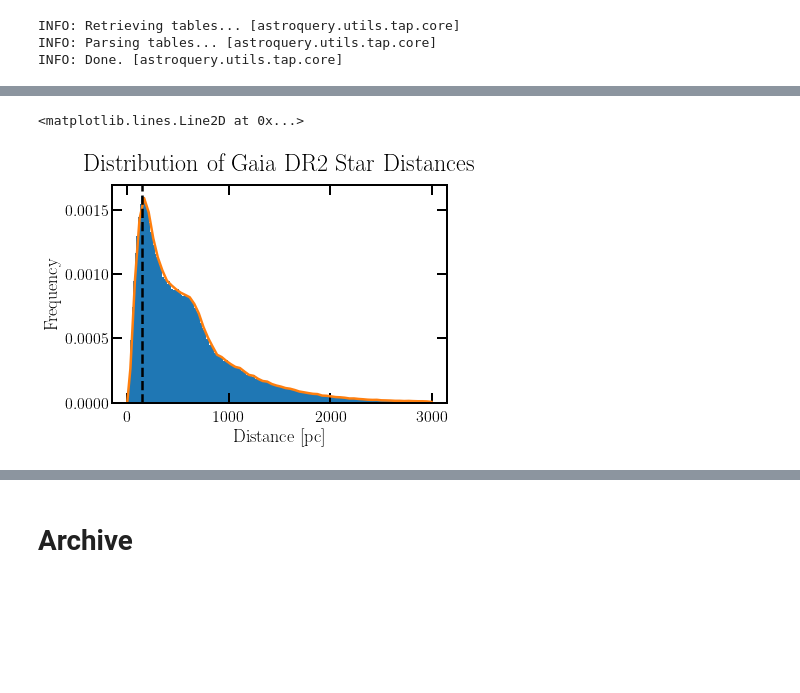
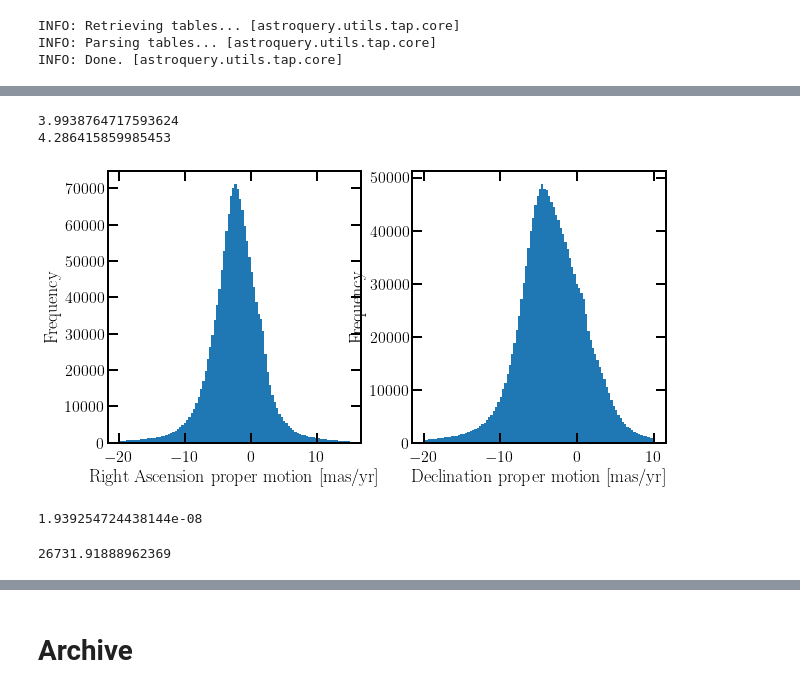
Before and after one commit to gridgway/Astrometric_TSeries_ML, a Jupyter notebook: scratch.ipynb, the cells around one changed output, grey strips where cells are left out. Drawn from its saved outputs; the diff is of its cells as text; code cells hidden in the pictures; blank space fills up the shorter version.

```diff
--- a/scratch.ipynb
+++ b/scratch.ipynb
@@ -524,0 +568,12 @@ scpmrv = SkyCoord(scnow, pm_dec=u.Quantity(tab['pmdec']),
+# %%
+out = np.histogram2d(ra_arr, dec_arr, bins=100)
+# np.sort(out[0].flatten())[-5:]
+# print('widths:', np.diff(out[1])[0], np.diff(out[2])[0])
+
+mas_area = np.diff(out[1])[0] * np.diff(out[2])[0]
+data = np.sort(out[0].flatten())[-200:]/mas_area * .1**2  # to convert to .1 x .1 max box
+plt.plot(np.flipud(data))  # scale up to 1e9 sources
+plt.yscale('log')
+plt.xlabel('nth largest bin')
+plt.ylabel('\# sources in bin [$10^3$ sources]')
+plt.title('bin area = .1 mas x .1 mas')
@@ -525,27 +583,52 @@ scpmrv = SkyCoord(scnow, pm_dec=u.Quantity(tab['pmdec']),
 # %%
-a,b = np.histogram(scnow.distance.value[scnow.distance.value<3000], bins=200, density=True)
-x = (b[1:] + b[:-1])/2
-b_width = np.diff(b)[0]
-plt.bar(x, a, b_width)
-plt.xlabel('Distance [pc]')
-plt.ylabel('Frequency')
-plt.title('Distribution of Gaia DR2 Star Distances')
+# a,b = np.histogram(scnow.distance.value[scnow.distance.value<3000], bins=200, density=True)
+
+# a,b = np.histogram(dist_arr, bins=200)
+# x = (b[1:] + b[:-1])/2
+# b_width = np.diff(b)[0]
+# plt.bar(x, a, b_width)
+# plt.xlabel('Distance [kpc]')
+# plt.ylabel('Frequency')
+# plt.title('Distribution of Gaia DR2 Star Distances')
+
+f, axarr = plt.subplots(1,2,figsize=(10,5))
+
+mask = [(pmra_arr>-20) & (pmra_arr < 15),
+        (pmdec_arr>-20) & (pmdec_arr < 10)]
+
+xlabels = ['Right Ascension proper motion [mas/yr]',
+          'Declination proper motion [mas/yr]']
+
+for i, data in enumerate([pmra_arr, pmdec_arr]):
+    print(np.std(data[mask[i]]))
+    a,b = np.histogram(data[mask[i]], bins=100)
+    x = (b[1:] + b[:-1])/2
+    b_width = np.diff(b)[0]
+    axarr[i].bar(x, a, b_width)
+    axarr[i].set_xlabel(xlabels[i])
+    axarr[i].set_ylabel('Frequency')
+# f.title('Distribution of Gaia DR2 Star Distances')
 
 
-window = 3
-data = [[0,0]]
-for i in np.arange(0,len(a),window):
-    data.append([b[i+2], np.sum(a[i:i+window])/window])
+# window = 3
+# data = [[0,0]]
+# for i in np.arange(0,len(a),window):
+#     data.append([b[i+2], np.sum(a[i:i+window])/window])
 
-data = np.array(data)
+# data = np.array(data)
 
-plt.plot(data[:,0], data[:,1], color='C1')
+# plt.plot(data[:,0], data[:,1], color='C1')
 
-inv_cdf = interp1d(np.cumsum(data[:,1])*b_width*3, data[:,0], fill_value='extrapolate')
+# inv_cdf = interp1d(np.cumsum(data[:,1])*b_width*3, data[:,0], fill_value='extrapolate')
 
-pickle.dump(inv_cdf, open('/Users/gregoryridgway/Desktop/AstroML/data/Gaia_DR2_inv_cdf', 'wb'))
+# # pickle.dump(inv_cdf, open('/Users/gregoryridgway/Desktop/AstroML/data/Gaia_DR2_inv_cdf', 'wb'))
 
-plt.axvline(150, linestyle='--', color='k')
+# plt.axvline(150, linestyle='--', color='k')
 # %% [output]
-<matplotlib.lines.Line2D at 0x...>
+3.9938764717593624
+4.286415859985453
-[figure, old version]
+[figure, new version]
+# %%
+2 * 4e3/lt.rad_to_muas
+# %% [output]
+1.939254724438144e-08
@@ -551,0 +637,4 @@ plt.axvline(150, linestyle='--', color='k')
+# %%
+500/(1e9/(.1*4*np.pi) * lt.arcsec**2)
+# %% [output]
+26731.91888962369
```
Also changed, not shown: parts of 18 cells of this notebook, 2 other files.
